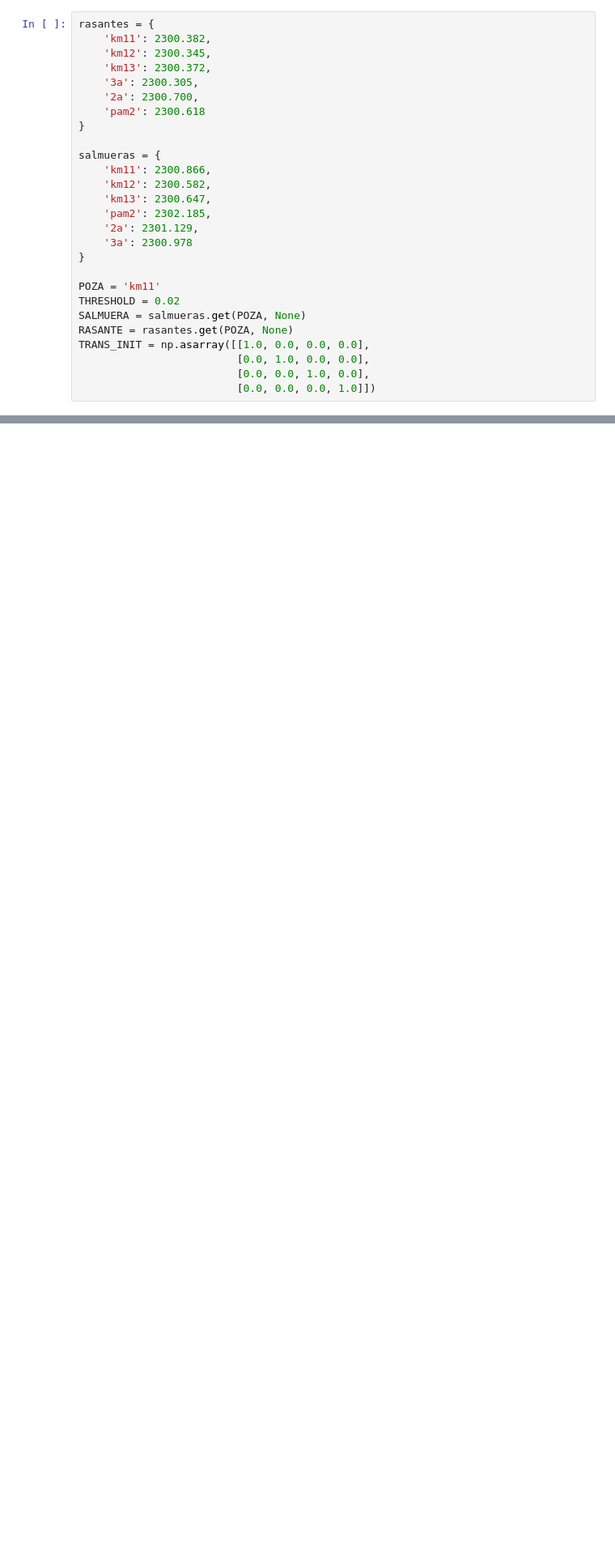
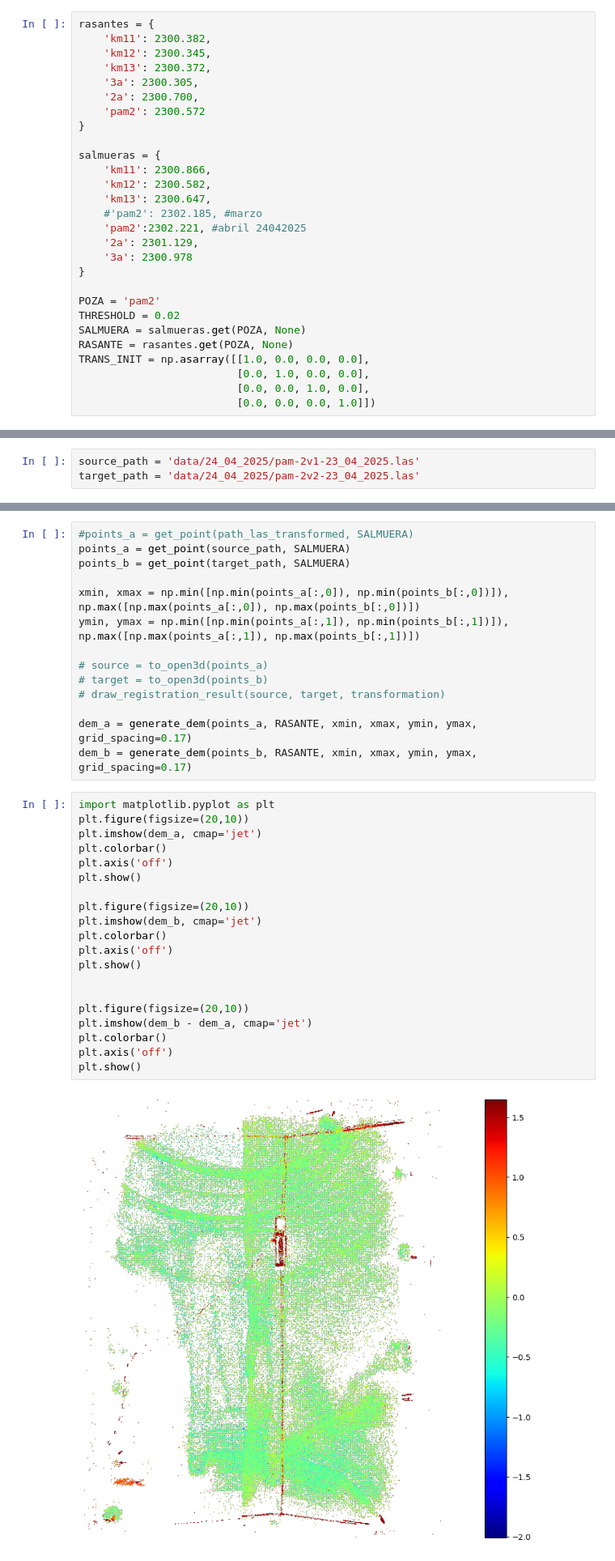
Before and after one commit to Kauel-Chile/sqm_batimetria, a Jupyter notebook: point_cloud_alignment.ipynb, the cells around one changed output, grey strips where cells are left out. Shown at 81% size. Drawn from its saved outputs; the diff is of its cells as text; blank space fills up the shorter version.

```diff
--- a/point_cloud_alignment.ipynb
+++ b/point_cloud_alignment.ipynb
@@ -42,19 +49,20 @@ rasantes = {
     'km13': 2300.372,
     '3a': 2300.305,
     '2a': 2300.700,
-    'pam2': 2300.618
+    'pam2': 2300.572
 }
 
 salmueras = {
     'km11': 2300.866,
     'km12': 2300.582,
     'km13': 2300.647,
-    'pam2': 2302.185,
+    #'pam2': 2302.185, #marzo
+    'pam2':2302.221, #abril 24042025
     '2a': 2301.129,
     '3a': 2300.978
 }
 
-POZA = 'km11'
+POZA = 'pam2'
 THRESHOLD = 0.02
 SALMUERA = salmueras.get(POZA, None)
 RASANTE = rasantes.get(POZA, None)
@@ -70,2 +73,5 @@ pcd_target_path = target_path.replace('.las', '.pcd')
+# %%
+source_path = 'data/24_04_2025/pam-2v1-23_04_2025.las'
+target_path = 'data/24_04_2025/pam-2v2-23_04_2025.las'
 # %%
 src_ground_points = get_ground_points(source_path, SALMUERA)
@@ -252,0 +231,36 @@ array([[5.65008573e+05, 7.40329674e+06, 2.29913900e+03],
+# %%
+#points_a = get_point(path_las_transformed, SALMUERA)
+points_a = get_point(source_path, SALMUERA)
+points_b = get_point(target_path, SALMUERA)
+
+xmin, xmax = np.min([np.min(points_a[:,0]), np.min(points_b[:,0])]), np.max([np.max(points_a[:,0]), np.max(points_b[:,0])])
+ymin, ymax = np.min([np.min(points_a[:,1]), np.min(points_b[:,1])]), np.max([np.max(points_a[:,1]), np.max(points_b[:,1])])
+
+# source = to_open3d(points_a)
+# target = to_open3d(points_b)
+# draw_registration_result(source, target, transformation)
+
+dem_a = generate_dem(points_a, RASANTE, xmin, xmax, ymin, ymax, grid_spacing=0.17)
+dem_b = generate_dem(points_b, RASANTE, xmin, xmax, ymin, ymax, grid_spacing=0.17)
+# %%
+import matplotlib.pyplot as plt
+plt.figure(figsize=(20,10))
+plt.imshow(dem_a, cmap='jet')
+plt.colorbar()
+plt.axis('off')
+plt.show()
+
+plt.figure(figsize=(20,10))
+plt.imshow(dem_b, cmap='jet')
+plt.colorbar()
+plt.axis('off')
+plt.show()
+
+
+plt.figure(figsize=(20,10))
+plt.imshow(dem_b - dem_a, cmap='jet')
+plt.colorbar()
+plt.axis('off')
+plt.show()
+# %% [output]
+[figure, added]
```
Also changed, not shown: parts of 10 cells of this notebook.
